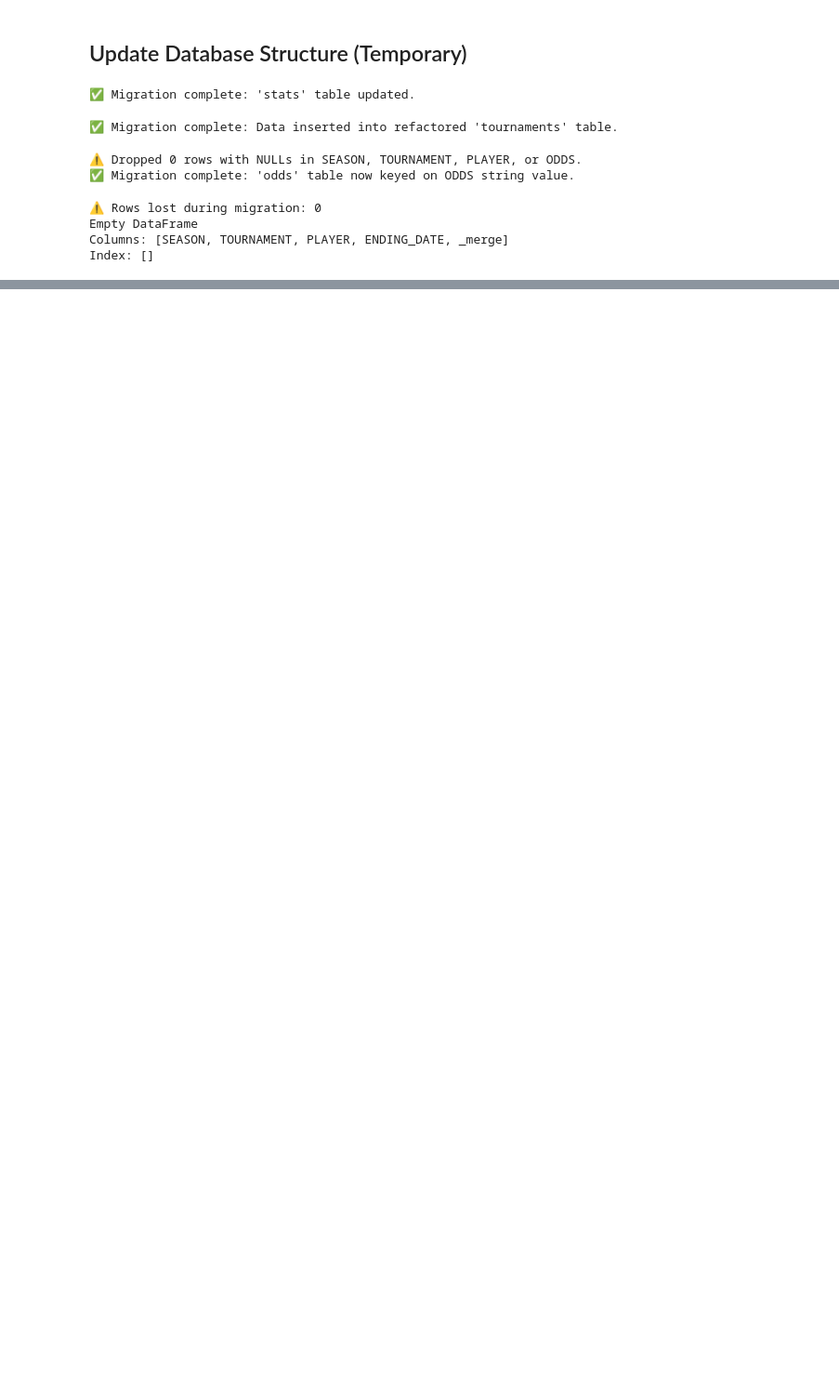
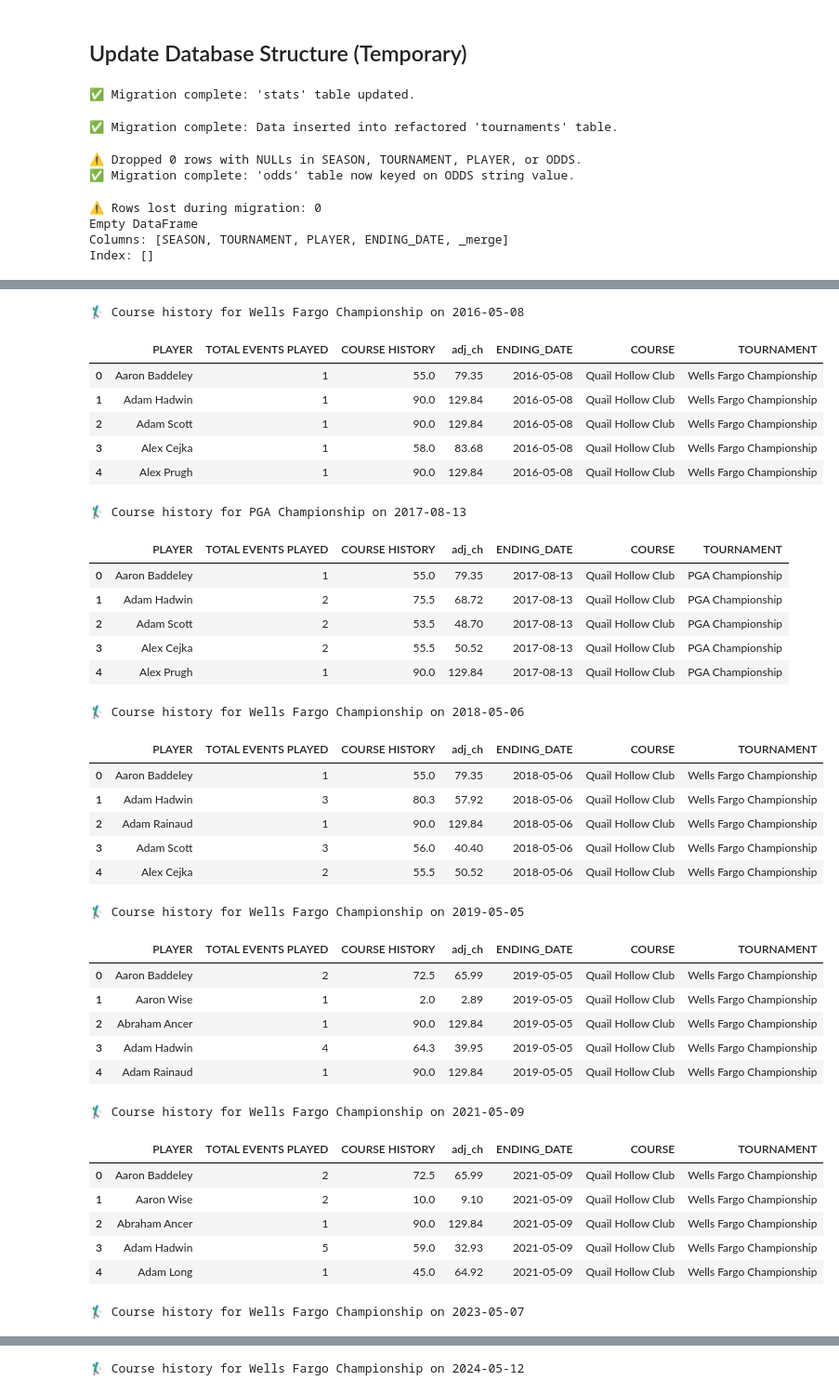
Before and after one commit to milleranalytics/pga-dk, a Jupyter notebook: pga-dk.ipynb, the cells around one changed output, grey strips where cells are left out. Shown at 93% size. Saved outputs shown, nothing was run; the diff lists cells and outputs as text; code cells hidden in the pictures; blank space fills up the shorter version.

```diff
--- a/pga-dk.ipynb
+++ b/pga-dk.ipynb
@@ -277,0 +686,10 @@ Index: []
+# %%
+importlib.reload(utils.db_utils)
+from utils.db_utils import get_recent_avg_finish
+
+rf = get_recent_avg_finish("data/golf.db", history_df, window_months=9)
+
+# Example preview
+for date, df in rf.items():
+    print(f"\n📆 {date} — {df['TOURNAMENT'].iloc[0]} ({len(df)} players)")
+    display(df.head(5))
@@ -277,0 +742,51 @@ Index: []
+# %%
+importlib.reload(utils.db_utils)
+from utils.db_utils import get_course_history
+
+# Filter history_df for only the course we're targeting
+target_course = tournament_config["new"]["course"]
+course_df = history_df[history_df["COURSE"] == target_course]
+course_hist = get_course_history("data/golf.db", course_df)
+
+# View example
+for date, df in course_hist.items():
+    if not df.empty:
+        print(f"\n🏌️‍♂️ Course history for {df['TOURNAMENT'].iloc[0]} on {date}")
+        display(df.head(5))
+# %% [output]
+🏌️‍♂️ Course history for Wells Fargo Championship on 2016-05-08
+|  | PLAYER | TOTAL EVENTS PLAYED | COURSE HISTORY | adj_ch | ENDING_DATE | COURSE | TOURNAMENT |
+| 0 | Aaron Baddeley | 1 | 55.0 | 79.35 | 2016-05-08 | Quail Hollow Club | Wells Fargo Championship |
+| 1 | Adam Hadwin | 1 | 90.0 | 129.84 | 2016-05-08 | Quail Hollow Club | Wells Fargo Championship |
+| 2 | Adam Scott | 1 | 90.0 | 129.84 | 2016-05-08 | Quail Hollow Club | Wells Fargo Championship |
+| 3 | Alex Cejka | 1 | 58.0 | 83.68 | 2016-05-08 | Quail Hollow Club | Wells Fargo Championship |
+| 4 | Alex Prugh | 1 | 90.0 | 129.84 | 2016-05-08 | Quail Hollow Club | Wells Fargo Championship |
+🏌️‍♂️ Course history for PGA Championship on 2017-08-13
+|  | PLAYER | TOTAL EVENTS PLAYED | COURSE HISTORY | adj_ch | ENDING_DATE | COURSE | TOURNAMENT |
+| 0 | Aaron Baddeley | 1 | 55.0 | 79.35 | 2017-08-13 | Quail Hollow Club | PGA Championship |
+| 1 | Adam Hadwin | 2 | 75.5 | 68.72 | 2017-08-13 | Quail Hollow Club | PGA Championship |
+| 2 | Adam Scott | 2 | 53.5 | 48.70 | 2017-08-13 | Quail Hollow Club | PGA Championship |
+| 3 | Alex Cejka | 2 | 55.5 | 50.52 | 2017-08-13 | Quail Hollow Club | PGA Championship |
+| 4 | Alex Prugh | 1 | 90.0 | 129.84 | 2017-08-13 | Quail Hollow Club | PGA Championship |
+🏌️‍♂️ Course history for Wells Fargo Championship on 2018-05-06
+|  | PLAYER | TOTAL EVENTS PLAYED | COURSE HISTORY | adj_ch | ENDING_DATE | COURSE | TOURNAMENT |
+| 0 | Aaron Baddeley | 1 | 55.0 | 79.35 | 2018-05-06 | Quail Hollow Club | Wells Fargo Championship |
+| 1 | Adam Hadwin | 3 | 80.3 | 57.92 | 2018-05-06 | Quail Hollow Club | Wells Fargo Championship |
+| 2 | Adam Rainaud | 1 | 90.0 | 129.84 | 2018-05-06 | Quail Hollow Club | Wells Fargo Championship |
+| 3 | Adam Scott | 3 | 56.0 | 40.40 | 2018-05-06 | Quail Hollow Club | Wells Fargo Championship |
+| 4 | Alex Cejka | 2 | 55.5 | 50.52 | 2018-05-06 | Quail Hollow Club | Wells Fargo Championship |
+🏌️‍♂️ Course history for Wells Fargo Championship on 2019-05-05
+|  | PLAYER | TOTAL EVENTS PLAYED | COURSE HISTORY | adj_ch | ENDING_DATE | COURSE | TOURNAMENT |
+| 0 | Aaron Baddeley | 2 | 72.5 | 65.99 | 2019-05-05 | Quail Hollow Club | Wells Fargo Championship |
+| 1 | Aaron Wise | 1 | 2.0 | 2.89 | 2019-05-05 | Quail Hollow Club | Wells Fargo Championship |
+| 2 | Abraham Ancer | 1 | 90.0 | 129.84 | 2019-05-05 | Quail Hollow Club | Wells Fargo Championship |
+| 3 | Adam Hadwin | 4 | 64.3 | 39.95 | 2019-05-05 | Quail Hollow Club | Wells Fargo Championship |
+| 4 | Adam Rainaud | 1 | 90.0 | 129.84 | 2019-05-05 | Quail Hollow Club | Wells Fargo Championship |
+🏌️‍♂️ Course history for Wells Fargo Championship on 2021-05-09
+|  | PLAYER | TOTAL EVENTS PLAYED | COURSE HISTORY | adj_ch | ENDING_DATE | COURSE | TOURNAMENT |
+| 0 | Aaron Baddeley | 2 | 72.5 | 65.99 | 2021-05-09 | Quail Hollow Club | Wells Fargo Championship |
+| 1 | Aaron Wise | 2 | 10.0 | 9.10 | 2021-05-09 | Quail Hollow Club | Wells Fargo Championship |
+| 2 | Abraham Ancer | 1 | 90.0 | 129.84 | 2021-05-09 | Quail Hollow Club | Wells Fargo Championship |
+| 3 | Adam Hadwin | 5 | 59.0 | 32.93 | 2021-05-09 | Quail Hollow Club | Wells Fargo Championship |
+| 4 | Adam Long | 1 | 45.0 | 64.92 | 2021-05-09 | Quail Hollow Club | Wells Fargo Championship |
+🏌️‍♂️ Course history for Wells Fargo Championship on 2023-05-07
@@ -277,0 +799 @@ Index: []
+🏌️‍♂️ Course history for Wells Fargo Championship on 2024-05-12
```
Also changed, not shown: parts of 23 cells of this notebook, 4 other files.
